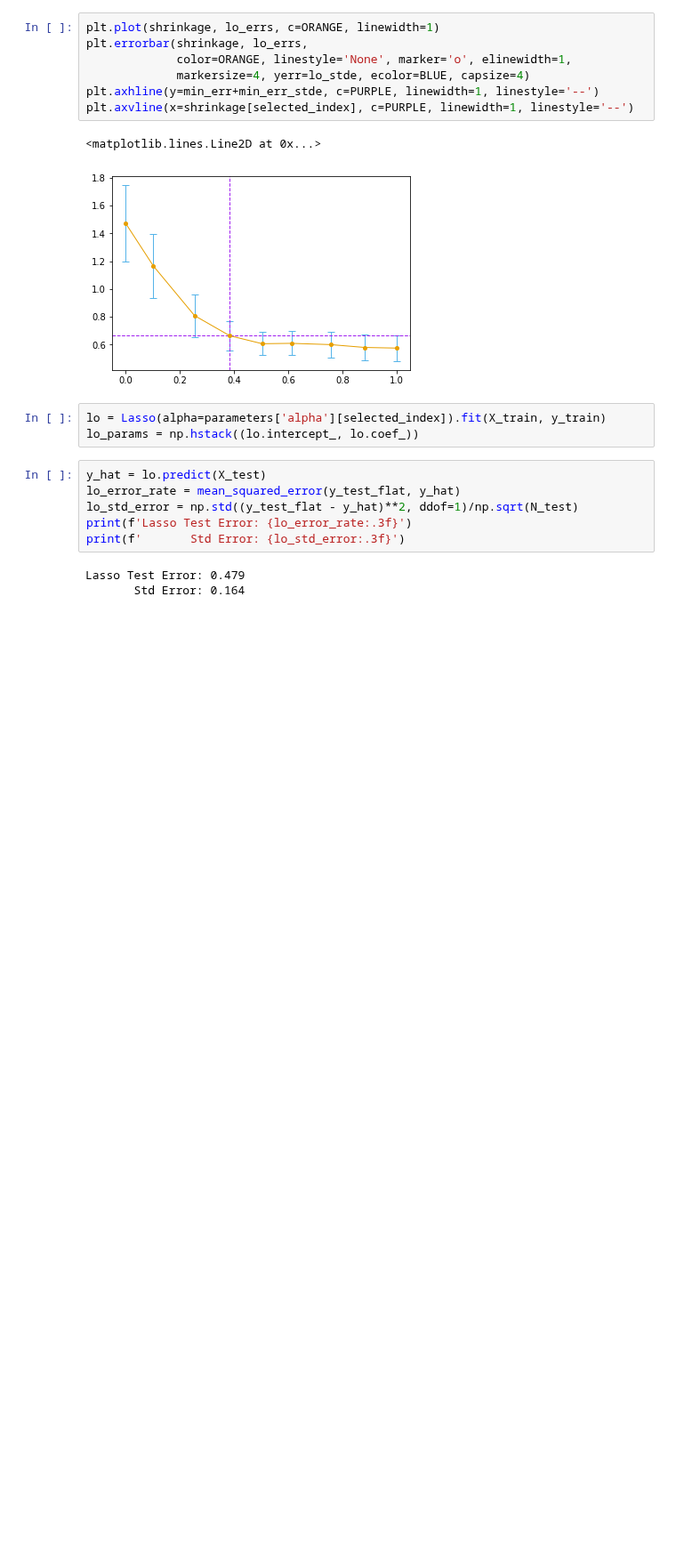
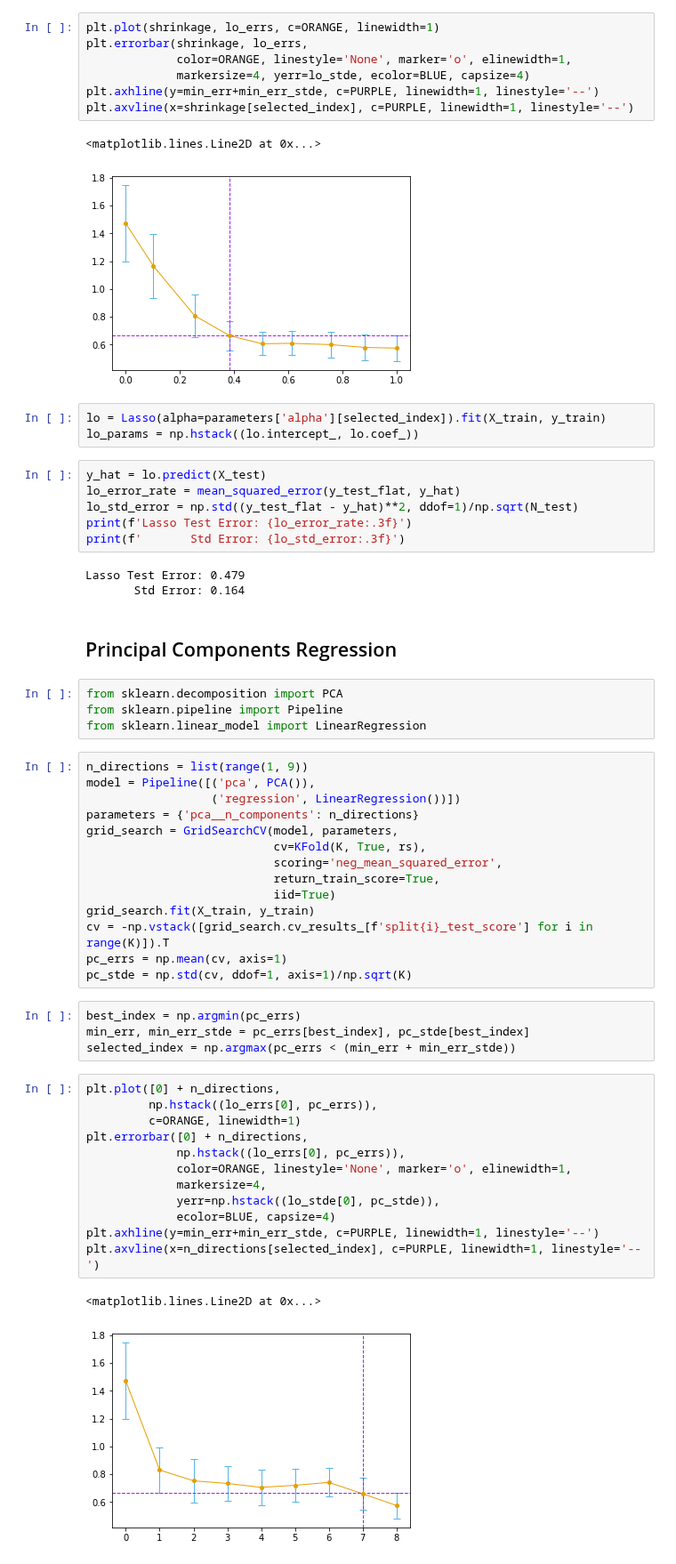
Before and after one commit to empathy87/The-Elements-of-Statistical-Learning-Python-Notebooks, a Jupyter notebook: examples/Prostate Cancer.ipynb, the cells around one changed output. Shown at 89% size. Cells and saved outputs as stored; diff of their text form; blank space fills up the shorter version.

Commit message:
prostate cancer example (principal component regression)

```diff
--- a/examples/Prostate Cancer.ipynb
+++ b/examples/Prostate Cancer.ipynb
@@ -198,3 +198,42 @@ print(f'       Std Error: {lo_std_error:.3f}')
 # %% [output]
 Lasso Test Error: 0.479
        Std Error: 0.164
+# %% [markdown]
+## Principal Components Regression
+# %%
+from sklearn.decomposition import PCA
+from sklearn.pipeline import Pipeline
+from sklearn.linear_model import LinearRegression
+# %%
+n_directions = list(range(1, 9))
+model = Pipeline([('pca', PCA()),
+                  ('regression', LinearRegression())])
+parameters = {'pca__n_components': n_directions}
+grid_search = GridSearchCV(model, parameters,
+                           cv=KFold(K, True, rs),
+                           scoring='neg_mean_squared_error',
+                           return_train_score=True,
+                           iid=True)
+grid_search.fit(X_train, y_train)
+cv = -np.vstack([grid_search.cv_results_[f'split{i}_test_score'] for i in range(K)]).T
+pc_errs = np.mean(cv, axis=1)
+pc_stde = np.std(cv, ddof=1, axis=1)/np.sqrt(K)
+# %%
+best_index = np.argmin(pc_errs)
+min_err, min_err_stde = pc_errs[best_index], pc_stde[best_index]
+selected_index = np.argmax(pc_errs < (min_err + min_err_stde))
+# %%
+plt.plot([0] + n_directions,
+         np.hstack((lo_errs[0], pc_errs)),
+         c=ORANGE, linewidth=1)
+plt.errorbar([0] + n_directions,
+             np.hstack((lo_errs[0], pc_errs)),
+             color=ORANGE, linestyle='None', marker='o', elinewidth=1,
+             markersize=4,
+             yerr=np.hstack((lo_stde[0], pc_stde)),
+             ecolor=BLUE, capsize=4)
+plt.axhline(y=min_err+min_err_stde, c=PURPLE, linewidth=1, linestyle='--')
+plt.axvline(x=n_directions[selected_index], c=PURPLE, linewidth=1, linestyle='--')
+# %% [output]
+<matplotlib.lines.Line2D at 0x...>
+[figure, added]
```
Also changed, not shown: parts of 3 cells of this notebook.
